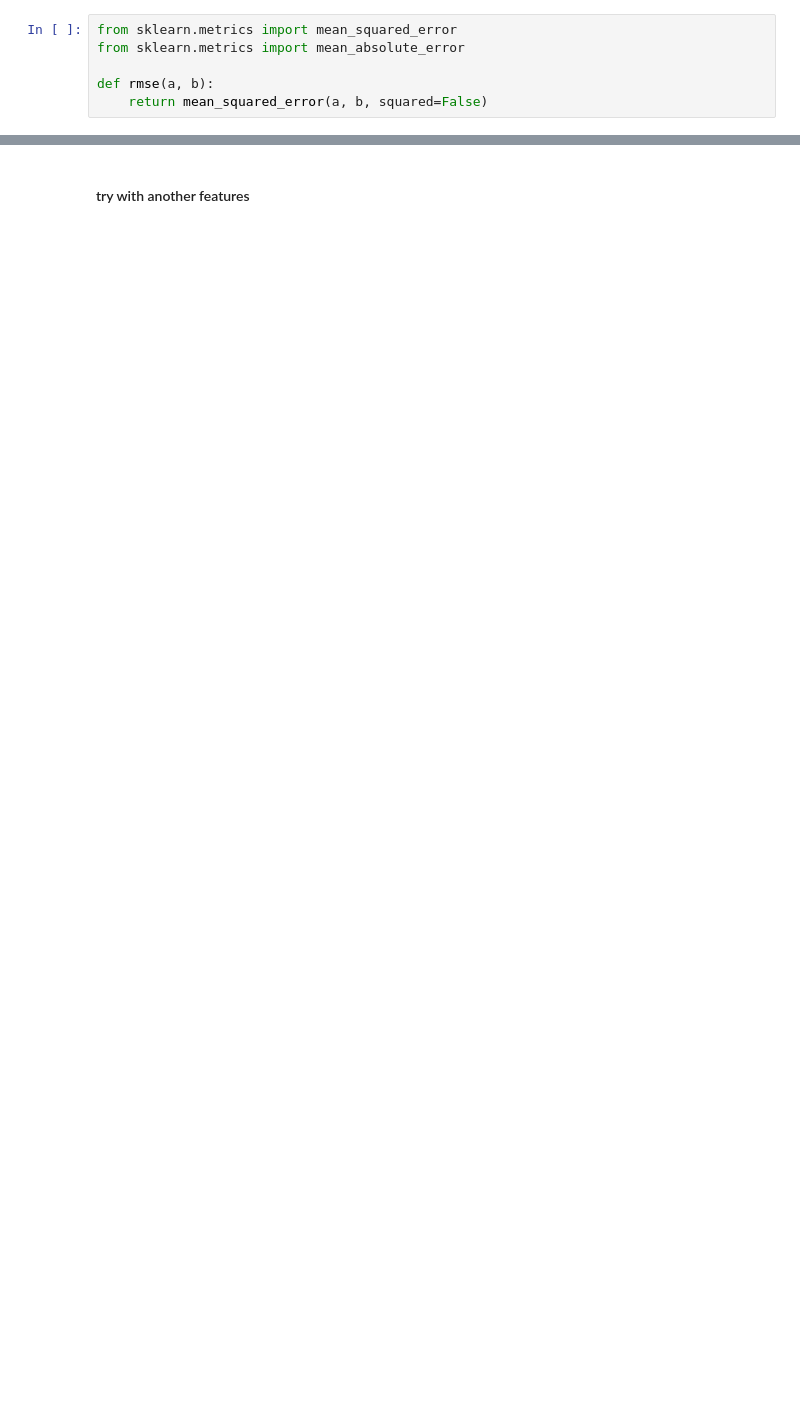
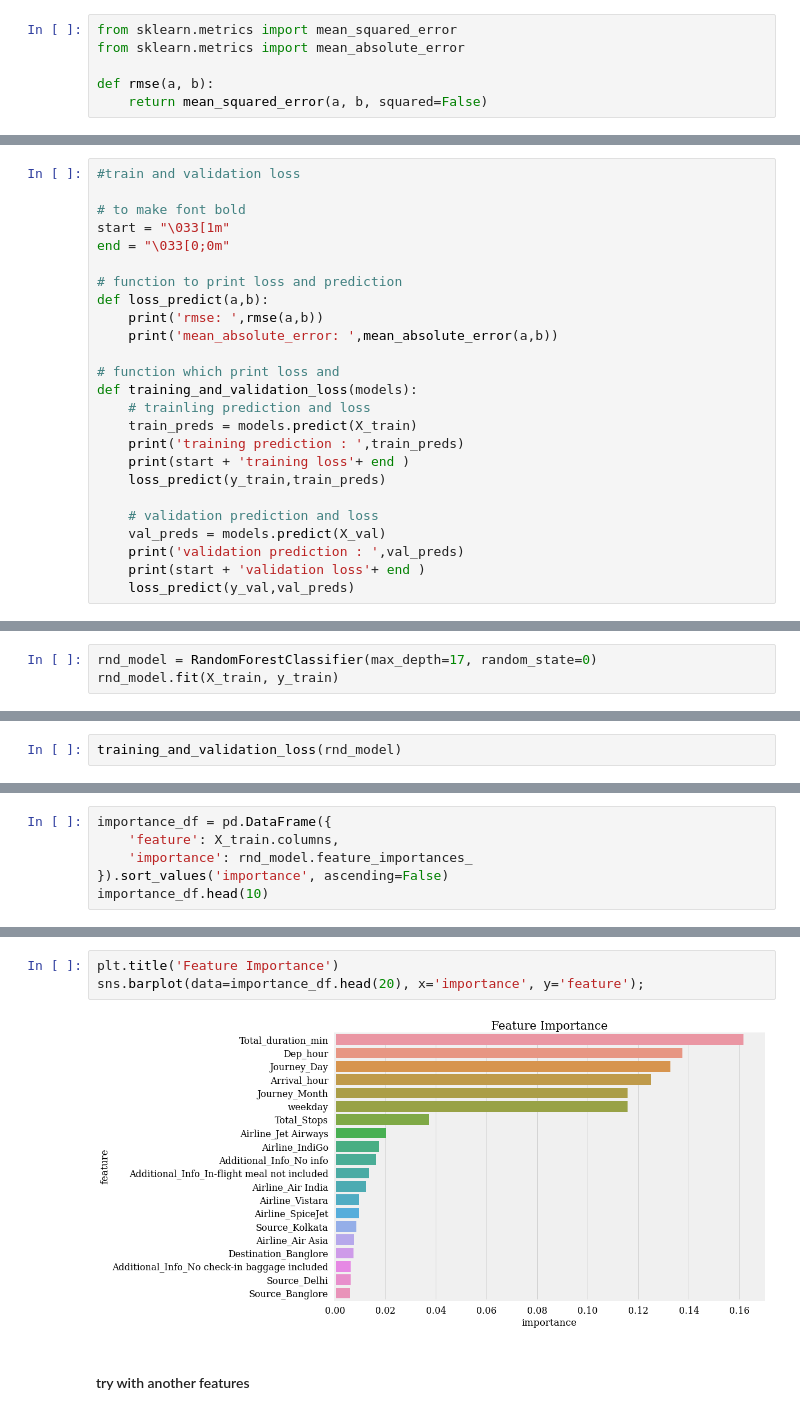
Before and after one commit to vijaybirju/Kaggle-notebook, a Jupyter notebook: flight-2.ipynb, the cells around one changed output, grey strips where cells are left out. Saved outputs shown, nothing was run; the diff lists cells and outputs as text; blank space fills up the shorter version.

```diff
--- a/flight-2.ipynb
+++ b/flight-2.ipynb
@@ -692,0 +671,25 @@ rmse(y_val,val_preds)
+# %%
+#train and validation loss
+
+# to make font bold
+start = "\033[1m"
+end = "\033[0;0m"
+
+# function to print loss and prediction
+def loss_predict(a,b):
+    print('rmse: ',rmse(a,b))
+    print('mean_absolute_error: ',mean_absolute_error(a,b))
+
+# function which print loss and
+def training_and_validation_loss(models):
+    # trainling prediction and loss
+    train_preds = models.predict(X_train)
+    print('training prediction : ',train_preds)
+    print(start + 'training loss'+ end )
+    loss_predict(y_train,train_preds)
+
+    # validation prediction and loss
+    val_preds = models.predict(X_val)
+    print('validation prediction : ',val_preds)
+    print(start + 'validation loss'+ end )
+    loss_predict(y_val,val_preds)
@@ -692,0 +710,3 @@ rmse(y_val,val_preds)
+# %%
+rnd_model = RandomForestClassifier(max_depth=17, random_state=0)
+rnd_model.fit(X_train, y_train)
@@ -692,0 +715,2 @@ rmse(y_val,val_preds)
+# %%
+training_and_validation_loss(rnd_model)
@@ -692,0 +726,6 @@ rmse(y_val,val_preds)
+# %%
+importance_df = pd.DataFrame({
+    'feature': X_train.columns,
+    'importance': rnd_model.feature_importances_
+}).sort_values('importance', ascending=False)
+importance_df.head(10)
@@ -693,2 +744,7 @@ rmse(y_val,val_preds)
+# %%
+plt.title('Feature Importance')
+sns.barplot(data=importance_df.head(20), x='importance', y='feature');
+# %% [output]
+[figure, added]
 # %% [markdown]
 #### try with another features
```
Also changed, not shown: parts of 16 cells of this notebook.
